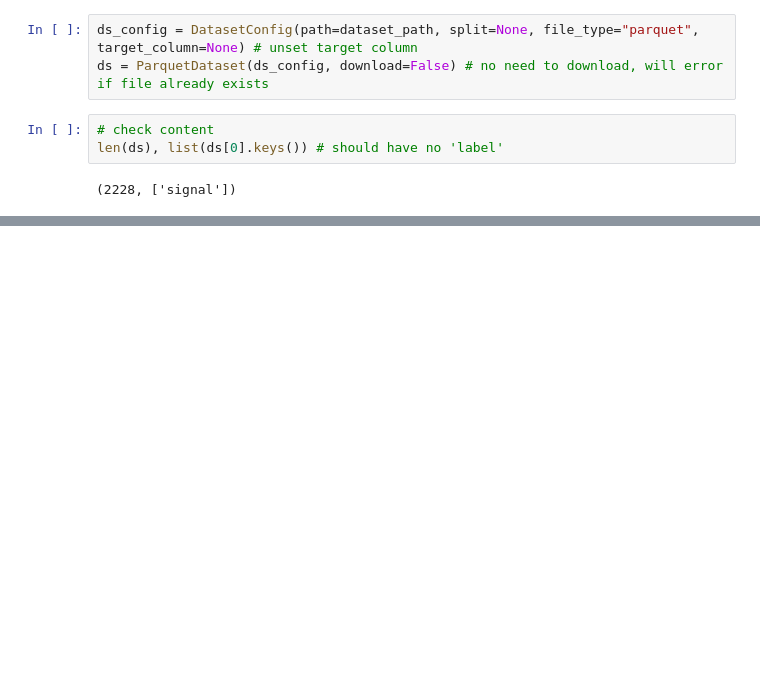
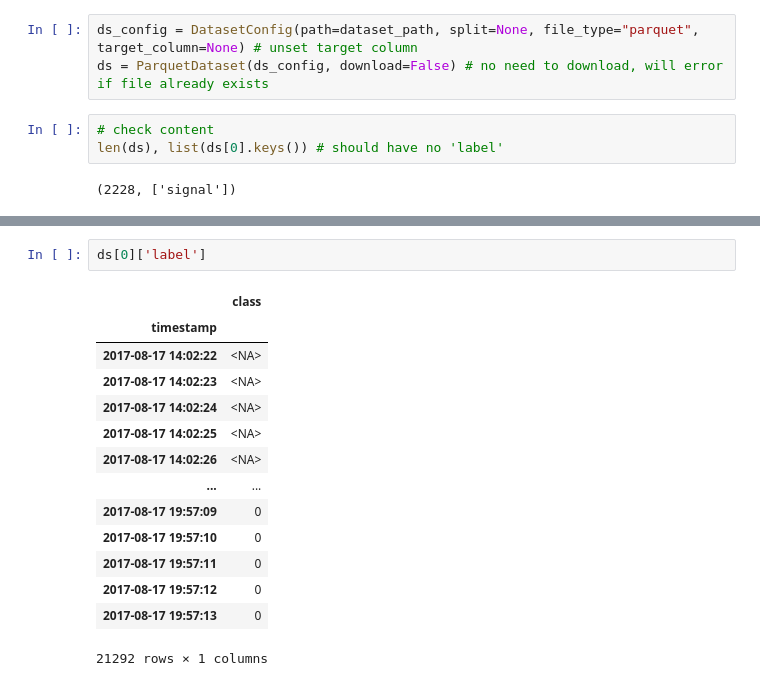
Before and after one commit to petrobras/3W, a Jupyter notebook: docs/notebooks/dataset_examples.ipynb, the cells around one changed output, grey strips where cells are left out. Drawn from its saved outputs; the diff is of its cells as text; blank space fills up the shorter version.

```diff
--- a/docs/notebooks/dataset_examples.ipynb
+++ b/docs/notebooks/dataset_examples.ipynb
@@ -68,0 +185,17 @@ len(ds) # should be much smaller
+# %%
+ds[0]['label']
+# %% [output]
+|  | class |
+| timestamp |  |
+| 2017-08-17 14:02:22 | <NA> |
+| 2017-08-17 14:02:23 | <NA> |
+| 2017-08-17 14:02:24 | <NA> |
+| 2017-08-17 14:02:25 | <NA> |
+| 2017-08-17 14:02:26 | <NA> |
+| ... | ... |
+| 2017-08-17 19:57:09 | 0 |
+| 2017-08-17 19:57:10 | 0 |
+| 2017-08-17 19:57:11 | 0 |
+| 2017-08-17 19:57:12 | 0 |
+| 2017-08-17 19:57:13 | 0 |
+21292 rows × 1 columns
```
Also changed, not shown: parts of 21 cells of this notebook.
